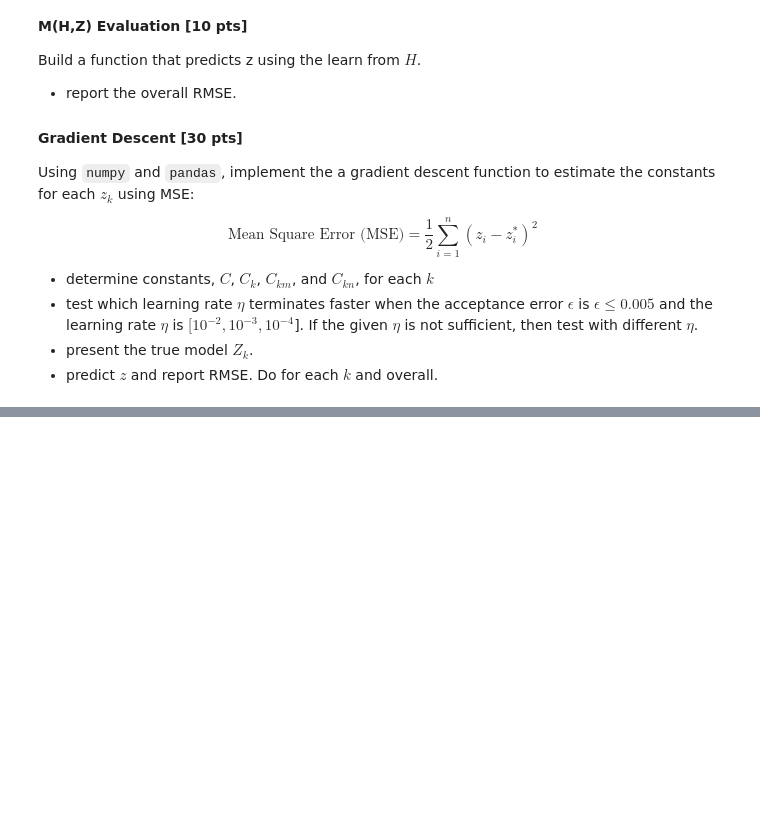
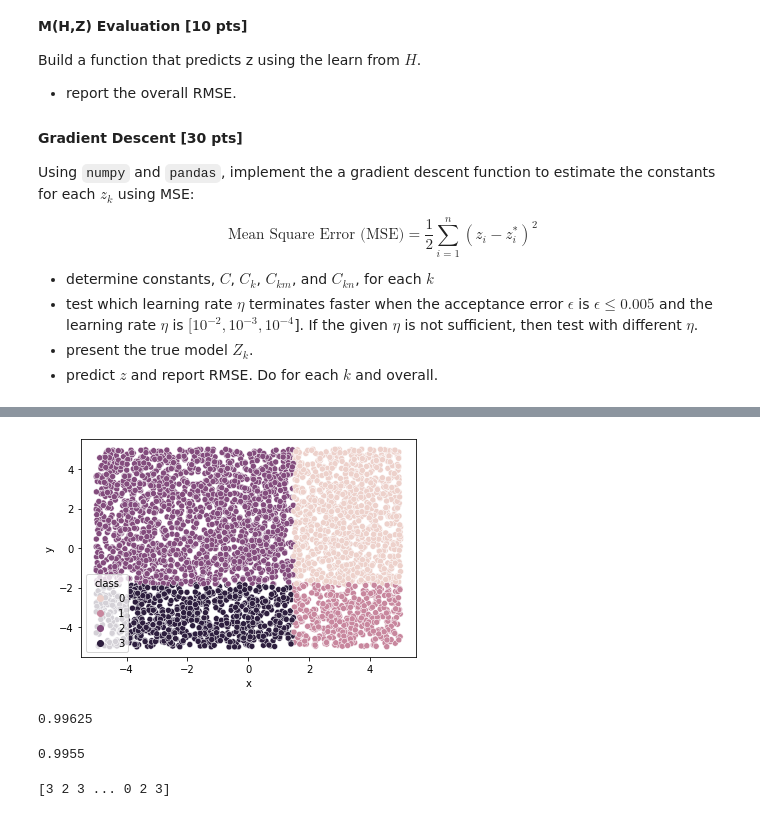
Before and after one commit to calebpelliott/Machine-Learning-CS559, a Jupyter notebook: PRJ2/Project2_F21/Project2_F21/CS559_Project2_SupervisedLearning_Classification.ipynb, the cells around one changed output, grey strips where cells are left out. Saved outputs shown, nothing was run; the diff lists cells and outputs as text; code cells hidden in the pictures; blank space fills up the shorter version.

```diff
--- a/PRJ2/Project2_F21/Project2_F21/CS559_Project2_SupervisedLearning_Classification.ipynb
+++ b/PRJ2/Project2_F21/Project2_F21/CS559_Project2_SupervisedLearning_Classification.ipynb
@@ -46,18 +46,3 @@ $$\text{Mean Square Error (MSE)} = \frac{1}{2}\sum_{i=1}^n(z_i-z_i^*)^2$$
 - test which learning rate $\eta$ terminates faster when the acceptance error $\epsilon$ is $\epsilon\le0.005$ and the learning rate $\eta$ is $[10^{-2},10^{-3},10^{-4}$]. If the given $\eta$ is not sufficient, then test with different $\eta$.
 - present the true model $Z_k$.
 - predict $z$ and report RMSE. Do for each $k$ and overall.
-# %%
-import pandas as pd
-import matplotlib.pyplot as plt
-from matplotlib import cm
-from matplotlib.ticker import LinearLocator, FormatStrFormatter
-from mpl_toolkits.mplot3d import Axes3D
-import numpy as np
-
-%matplotlib notebook
-df = pd.read_csv('F21_CS559_Project2.csv')
-
-fig = plt.figure()
-ax = Axes3D(fig)
-ax.plot_trisurf(df.x, df.y, df.z, cmap=cm.jet, linewidth=0.2)
-plt.show()
@@ -66,0 +64,43 @@ plt.show()
+# %%
+import seaborn as sns
+
+def plot_2D(df,comp1,comp2,target):
+    sns.scatterplot(x=comp1,y=comp2,data=df,hue=target)
+def plot_3D(df, comp1,comp2,comp3,target):
+    fig = plt.figure(figsize=(10,10))
+    ax = fig.add_subplot(111, projection='3d')
+    ax.scatter(df[comp1],df[comp2],df[comp3],c=df[target])
+    ax.set_xlabel(comp1)
+    ax.set_ylabel(comp2)
+    ax.set_zlabel(comp3)
+    plt.show()
+plot_2D(df,'x', 'y','class')
+# %% [output]
+[figure, added]
+# %%
+from sklearn import linear_model
+log_reg = linear_model.LogisticRegression()
+X = df
+X = X.drop('z', 1)
+X = X.drop('class', 1)
+y = df['class']
+
+
+log_reg.fit(X, y)
+print(log_reg.score(X, y))
+# %% [output]
+0.99625
+# %%
+from sklearn import svm
+
+svm_model = svm.SVC(kernel='linear')
+
+svm_model.fit(X,y)
+svm_model.score(X, y) # accuracy
+# %% [output]
+0.9955
+# %%
+k = svm_model.predict(X)
+print(k)
+# %% [output]
+[3 2 3 ... 0 2 3]
```
Also changed, not shown: parts of 4 cells of this notebook.
